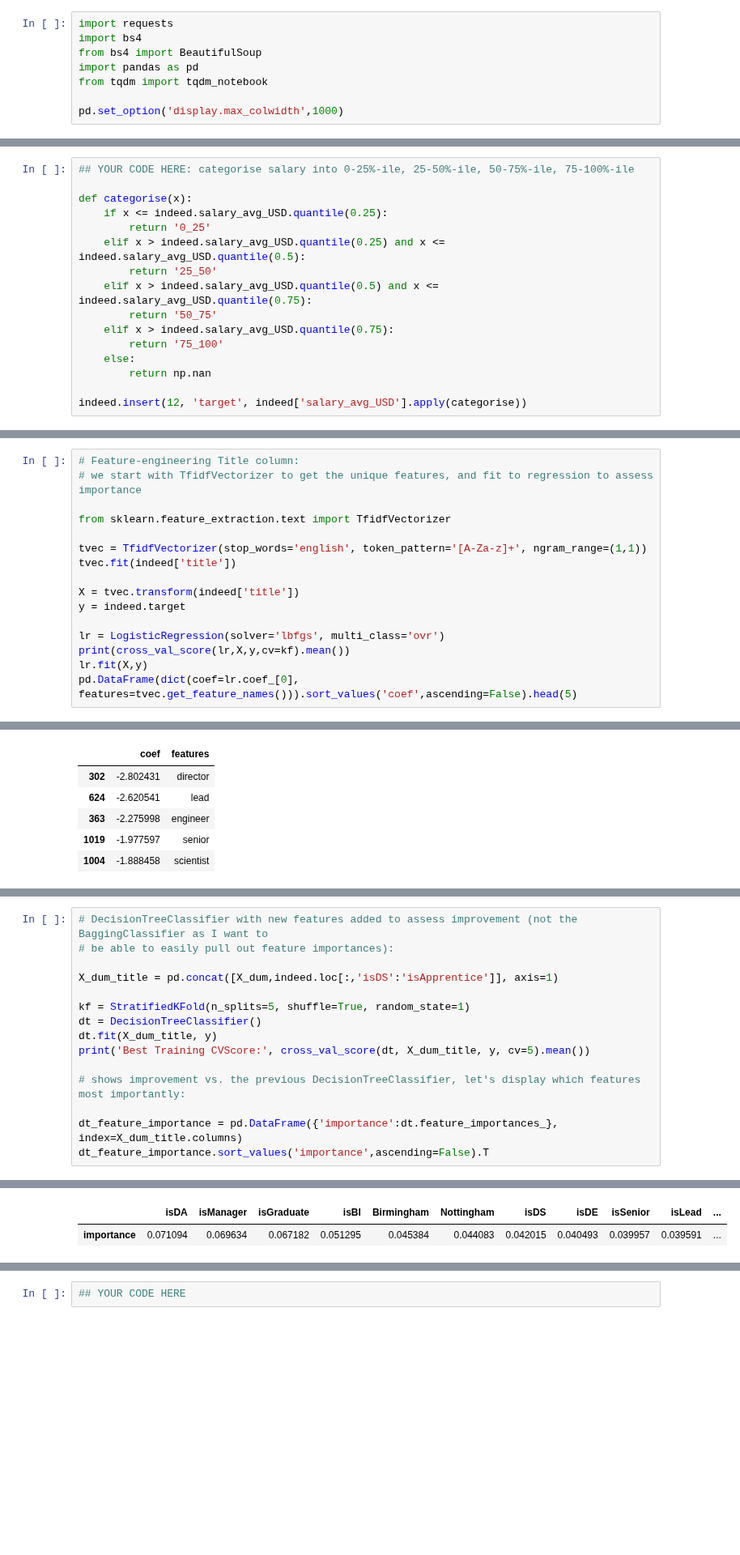
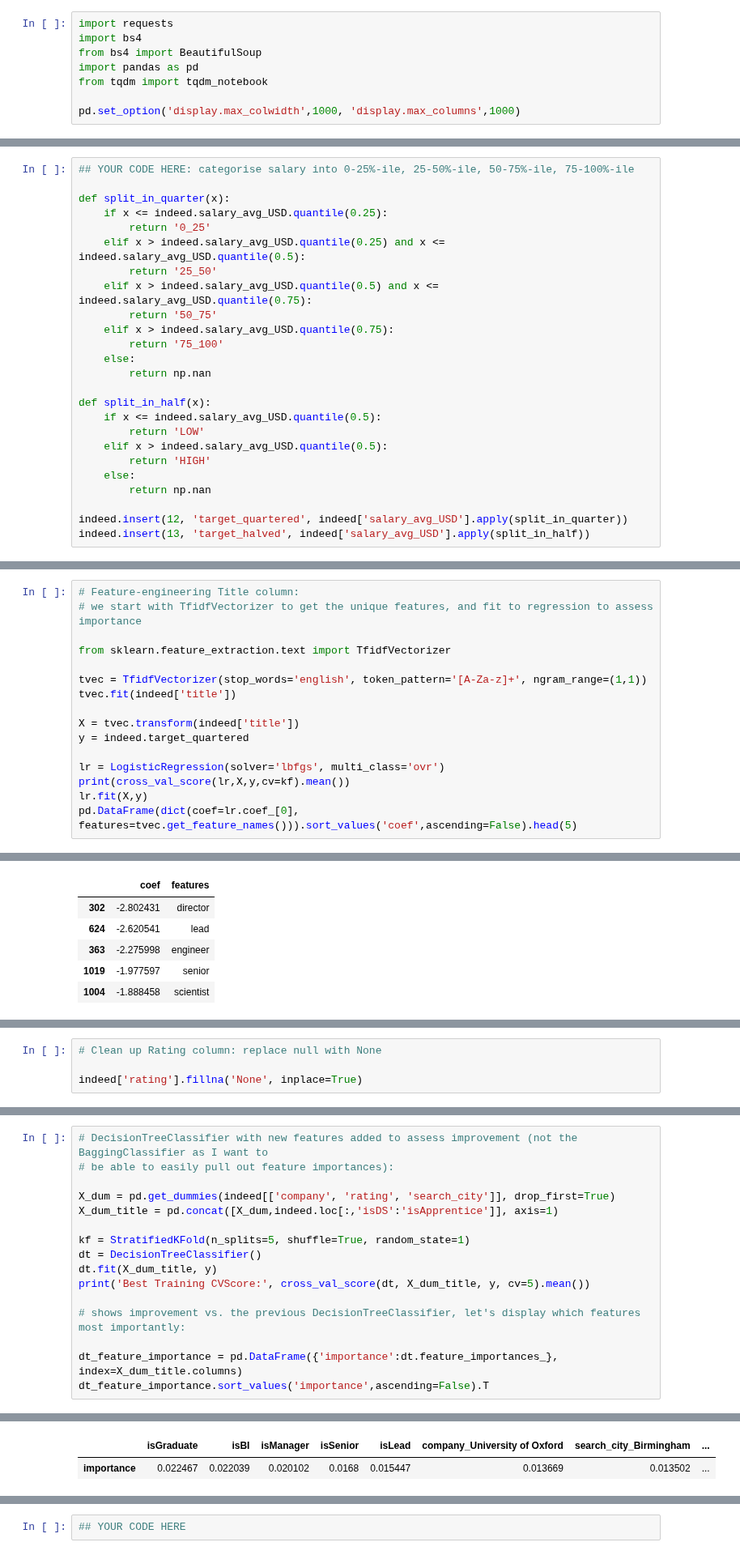
Before and after one commit to a3o1m2/DSI11-lessons, a Jupyter notebook: projects/project-4/starter_code.ipynb, the cells around one changed output, grey strips where cells are left out. Shown at 81% size. Drawn from its saved outputs; the diff is of its cells as text; blank space fills up the shorter version.

```diff
--- a/projects/project-4/starter_code.ipynb
+++ b/projects/project-4/starter_code.ipynb
@@ -55,7 +55,7 @@ from bs4 import BeautifulSoup
 import pandas as pd
 from tqdm import tqdm_notebook
 
-pd.set_option('display.max_colwidth',1000)
+pd.set_option('display.max_colwidth',1000, 'display.max_columns',1000)
 # %% [markdown]
 Let's look at one result more closely. A single `result` looks like
 
@@ -396,7 +362,7 @@ In fact, the ideal scenario may be to predict many levels of salaries.
 # %%
 ## YOUR CODE HERE: categorise salary into 0-25%-ile, 25-50%-ile, 50-75%-ile, 75-100%-ile
 
-def categorise(x):
+def split_in_quarter(x):
     if x <= indeed.salary_avg_USD.quantile(0.25):
         return '0_25'
     elif x > indeed.salary_avg_USD.quantile(0.25) and x <= indeed.salary_avg_USD.quantile(0.5):
@@ -408,7 +374,16 @@ def categorise(x):
     else:
         return np.nan
 
-indeed.insert(12, 'target', indeed['salary_avg_USD'].apply(categorise))
+def split_in_half(x):
+    if x <= indeed.salary_avg_USD.quantile(0.5):
+        return 'LOW'
+    elif x > indeed.salary_avg_USD.quantile(0.5):
+        return 'HIGH'
+    else:
+        return np.nan
+
+indeed.insert(12, 'target_quartered', indeed['salary_avg_USD'].apply(split_in_quarter))
+indeed.insert(13, 'target_halved', indeed['salary_avg_USD'].apply(split_in_half))
 # %% [markdown]
 #### Thought experiment: What is the baseline accuracy for this model?
 # %%
@@ -532,7 +507,7 @@ tvec = TfidfVectorizer(stop_words='english', token_pattern='[A-Za-z]+', ngram_ra
 tvec.fit(indeed['title'])
 
 X = tvec.transform(indeed['title'])
-y = indeed.target
+y = indeed.target_quartered
 
 lr = LogisticRegression(solver='lbfgs', multi_class='ovr')
 print(cross_val_score(lr,X,y,cv=kf).mean())
@@ -582,3 +556,7 @@ indeed.head(1)
+# %%
+# Clean up Rating column: replace null with None
+
+indeed['rating'].fillna('None', inplace=True)
 # %%
 indeed.columns
 # %% [output]
@@ -593,6 +571,7 @@ Index(['title', 'isDS', 'isDA', 'isDE', 'isML', 'isAI', 'isBI', 'isDirector',
 # DecisionTreeClassifier with new features added to assess improvement (not the BaggingClassifier as I want to
 # be able to easily pull out feature importances):
 
+X_dum = pd.get_dummies(indeed[['company', 'rating', 'search_city']], drop_first=True)
 X_dum_title = pd.concat([X_dum,indeed.loc[:,'isDS':'isApprentice']], axis=1)
 
 kf = StratifiedKFold(n_splits=5, shuffle=True, random_state=1)
@@ -609,2 +588,2 @@ Best Training CVScore: 0.3641062882582081
-|  | isDA | isManager | isGraduate | isBI | Birmingham | Nottingham | isDS | isDE | isSenior | isLead | ... |
-| importance | 0.071094 | 0.069634 | 0.067182 | 0.051295 | 0.045384 | 0.044083 | 0.042015 | 0.040493 | 0.039957 | 0.039591 | ... |
+|  | isGraduate | isBI | isManager | isSenior | isLead | company_University of Oxford | search_city_Birmingham | ... |
+| importance | 0.022467 | 0.022039 | 0.020102 | 0.0168 | 0.015447 | 0.013669 | 0.013502 | ... |
```
Also changed, not shown: parts of 18 cells of this notebook, 5 other files.
